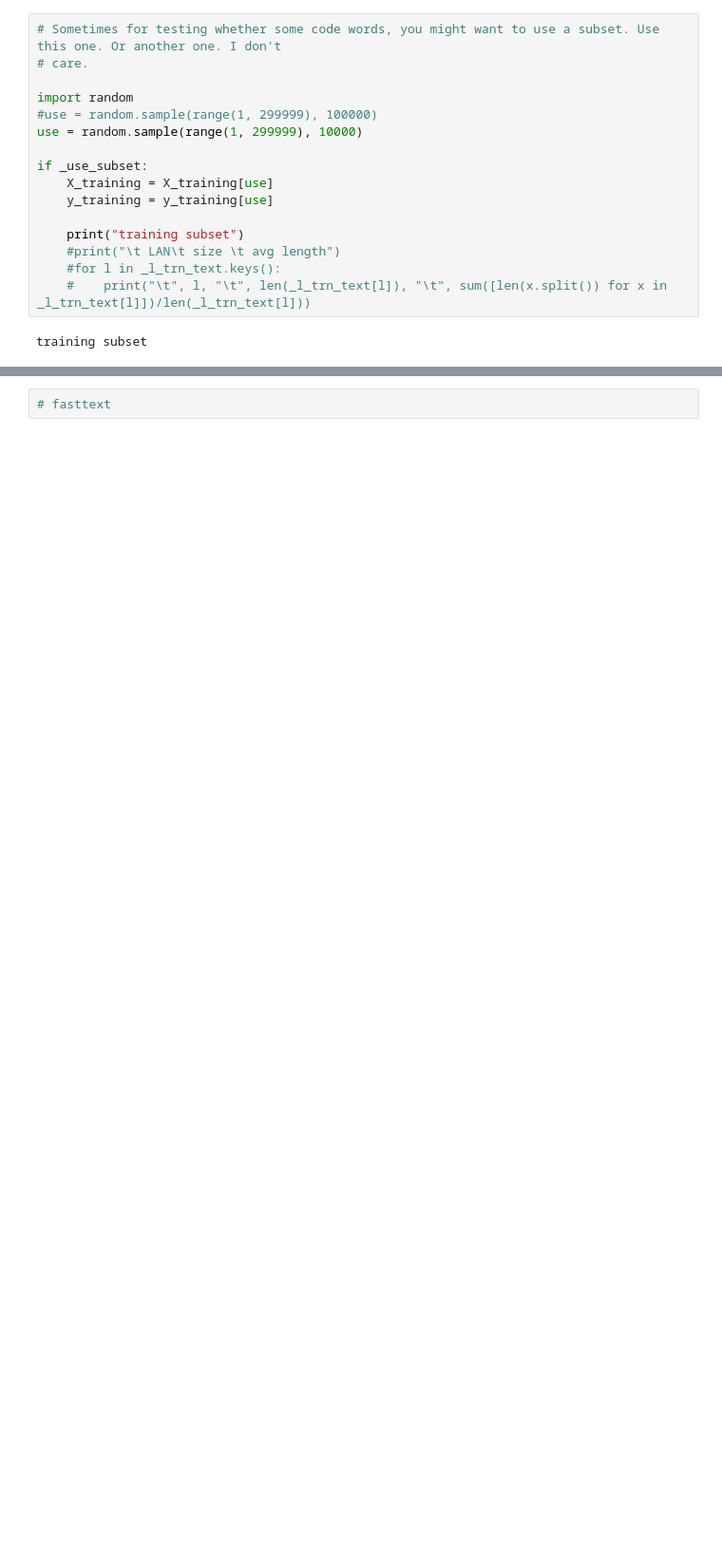
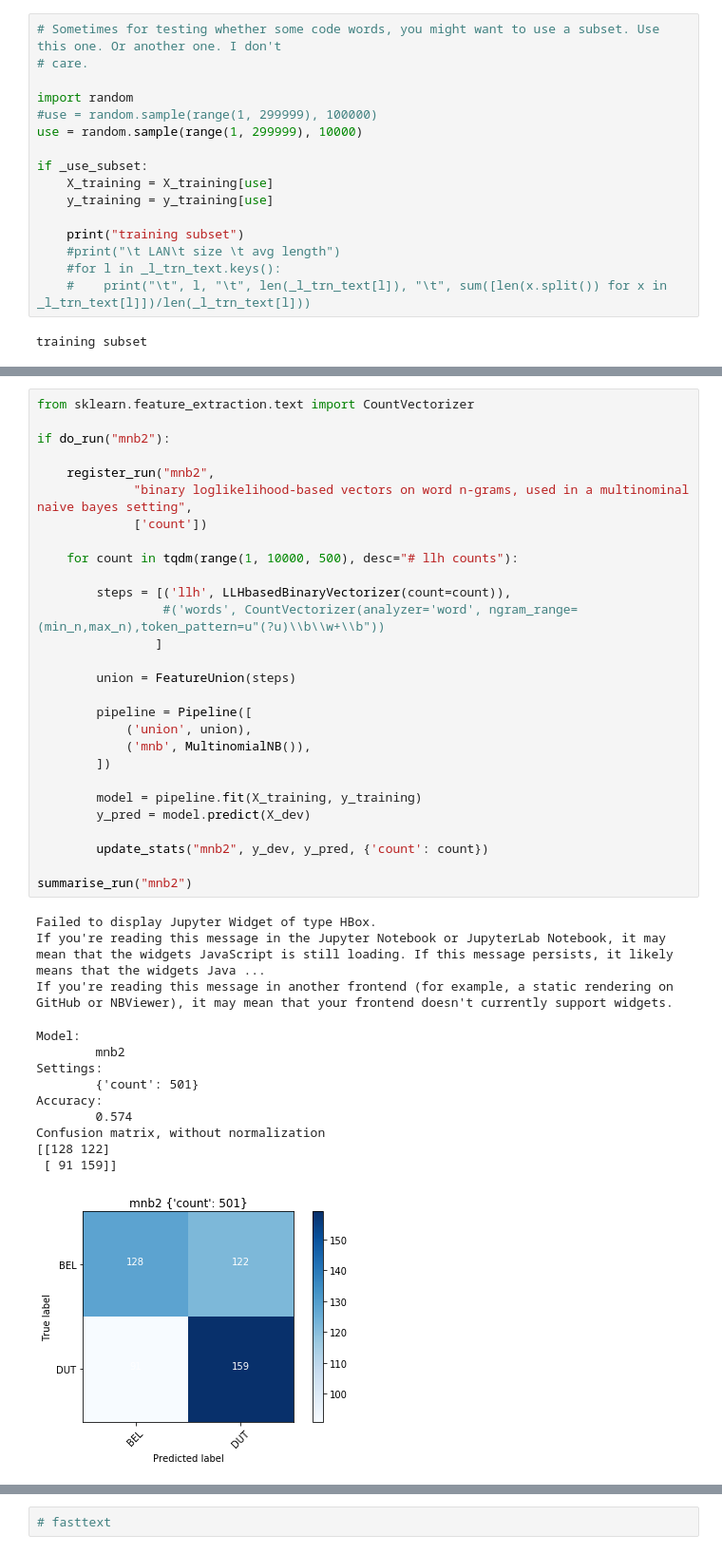
Before and after one commit to naiaden/lama-dsl, a Jupyter notebook: Untitled.ipynb, the cells around one changed output, grey strips where cells are left out. Shown at 95% size. Cells and saved outputs as stored; diff of their text form; blank space fills up the shorter version.

```diff
--- a/Untitled.ipynb
+++ b/Untitled.ipynb
@@ -384,0 +1004,42 @@ if do_run("knn1"):
+# %%
+from sklearn.feature_extraction.text import CountVectorizer
+
+if do_run("mnb2"):
+
+    register_run("mnb2",
+             "binary loglikelihood-based vectors on word n-grams, used in a multinominal naive bayes setting",
+             ['count'])
+
+    for count in tqdm(range(1, 10000, 500), desc="# llh counts"):
+
+        steps = [('llh', LLHbasedBinaryVectorizer(count=count)),
+                 #('words', CountVectorizer(analyzer='word', ngram_range=(min_n,max_n),token_pattern=u"(?u)\\b\\w+\\b"))
+                ]
+
+        union = FeatureUnion(steps)
+
+        pipeline = Pipeline([
+            ('union', union),
+            ('mnb', MultinomialNB()),
+        ])
+
+        model = pipeline.fit(X_training, y_training)
+        y_pred = model.predict(X_dev)
+
+        update_stats("mnb2", y_dev, y_pred, {'count': count})
+
+summarise_run("mnb2")
+# %% [output]
+Failed to display Jupyter Widget of type HBox.
+If you're reading this message in the Jupyter Notebook or JupyterLab Notebook, it may mean that the widgets JavaScript is still loading. If this message persists, it likely means that the widgets Java ...
+If you're reading this message in another frontend (for example, a static rendering on GitHub or NBViewer), it may mean that your frontend doesn't currently support widgets.
+Model:
+        mnb2
+Settings:
+        {'count': 501}
+Accuracy:
+        0.574
+Confusion matrix, without normalization
+[[128 122]
+ [ 91 159]]
+[figure, added]
```
Also changed, not shown: parts of 31 cells of this notebook.
